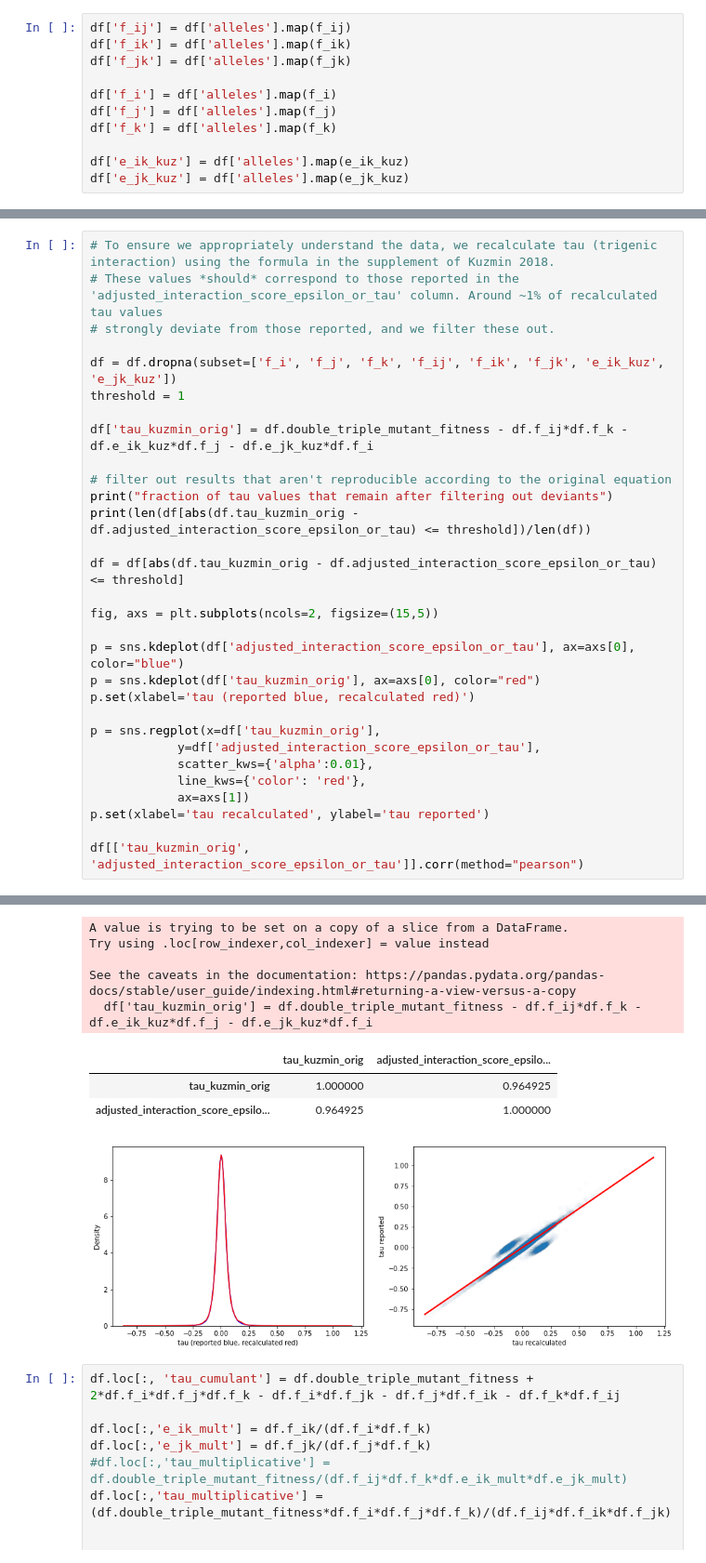
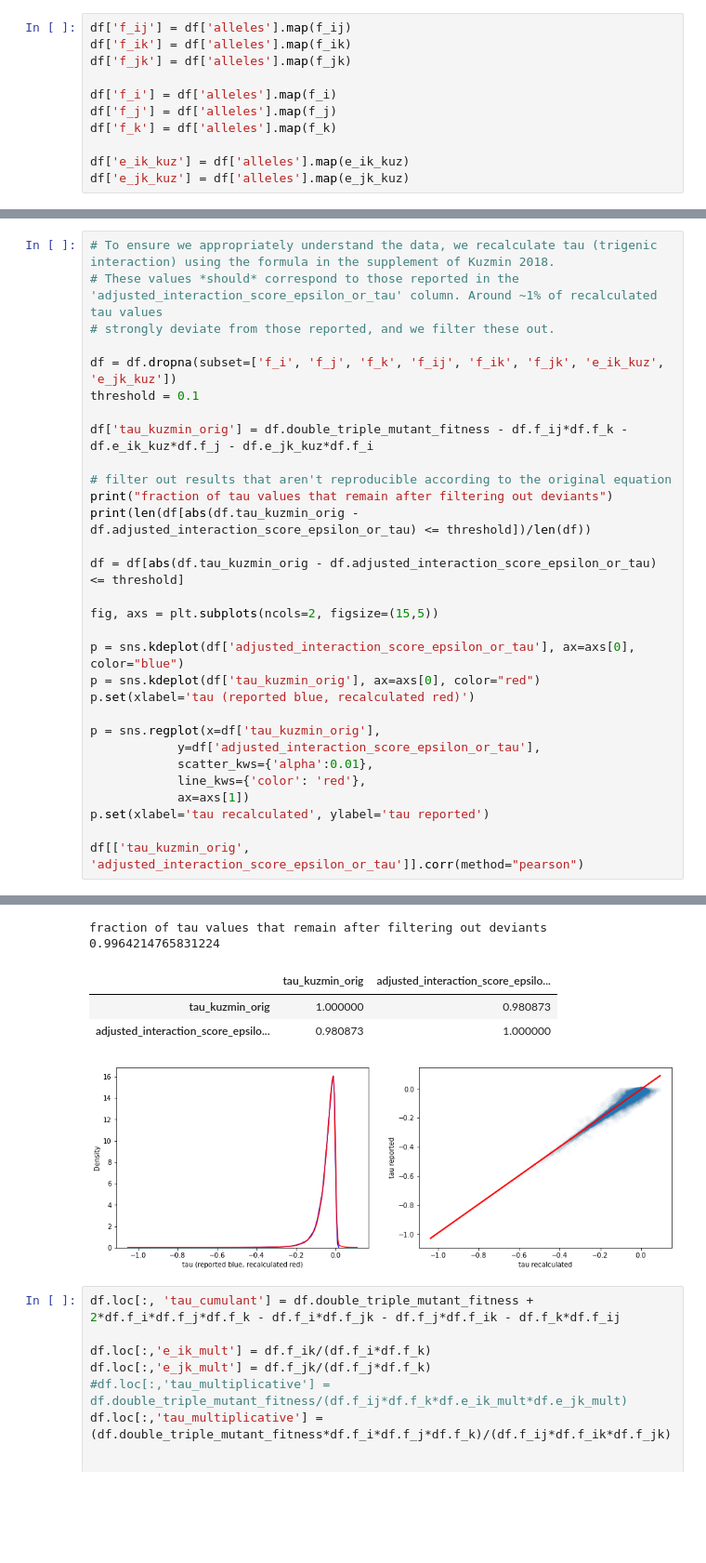
Before and after one commit to brian-arnold/epistasis_reanalysis, a Jupyter notebook: yeast_screens/Kuzmin_data_analysis.ipynb, the cells around one changed output, grey strips where cells are left out. Shown at 93% size. Drawn from its saved outputs; the diff is of its cells as text; blank space fills up the shorter version.

```diff
--- a/yeast_screens/Kuzmin_data_analysis.ipynb
+++ b/yeast_screens/Kuzmin_data_analysis.ipynb
@@ -168,7 +161,7 @@ print(len(df.dropna(subset=['f_i', 'f_j', 'f_k', 'f_ij', 'f_ik', 'f_jk']))/len(d
 # strongly deviate from those reported, and we filter these out.
 
 df = df.dropna(subset=['f_i', 'f_j', 'f_k', 'f_ij', 'f_ik', 'f_jk', 'e_ik_kuz', 'e_jk_kuz'])
-threshold = 1
+threshold = 0.1
 
 df['tau_kuzmin_orig'] = df.double_triple_mutant_fitness - df.f_ij*df.f_k - df.e_ik_kuz*df.f_j - df.e_jk_kuz*df.f_i
 
@@ -198,12 +194,9 @@ fraction of tau values that remain after filtering out deviants
-A value is trying to be set on a copy of a slice from a DataFrame.
-Try using .loc[row_indexer,col_indexer] = value instead
-
-See the caveats in the documentation: https://pandas.pydata.org/pandas-docs/stable/user_guide/indexing.html#returning-a-view-versus-a-copy
-  df['tau_kuzmin_orig'] = df.double_triple_mutant_fitness - df.f_ij*df.f_k - df.e_ik_kuz*df.f_j - df.e_jk_kuz*df.f_i
+fraction of tau values that remain after filtering out deviants
+0.9964214765831224
 |  | tau_kuzmin_orig | adjusted_interaction_score_epsilo... |
-| tau_kuzmin_orig | 1.000000 | 0.964925 |
-| adjusted_interaction_score_epsilo... | 0.964925 | 1.000000 |
+| tau_kuzmin_orig | 1.000000 | 0.980873 |
+| adjusted_interaction_score_epsilo... | 0.980873 | 1.000000 |
-[figure, old version]
+[figure, new version]
 # %%
 df.loc[:, 'tau_cumulant'] = df.double_triple_mutant_fitness + 2*df.f_i*df.f_j*df.f_k - df.f_i*df.f_jk - df.f_j*df.f_ik - df.f_k*df.f_ij
 
```
Also changed, not shown: parts of 27 cells of this notebook.
